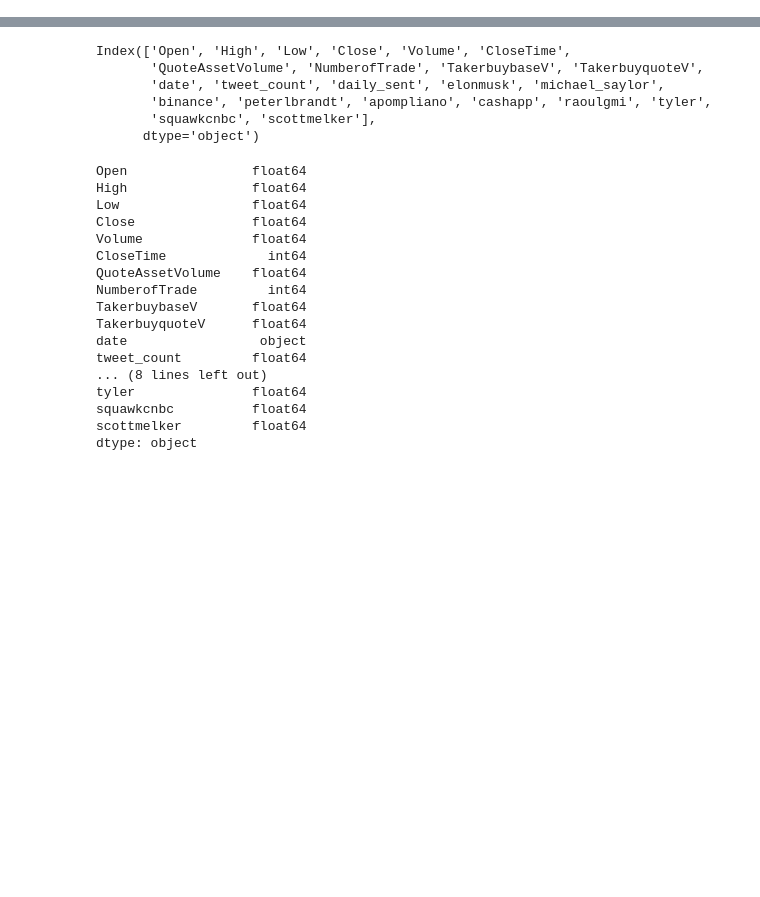
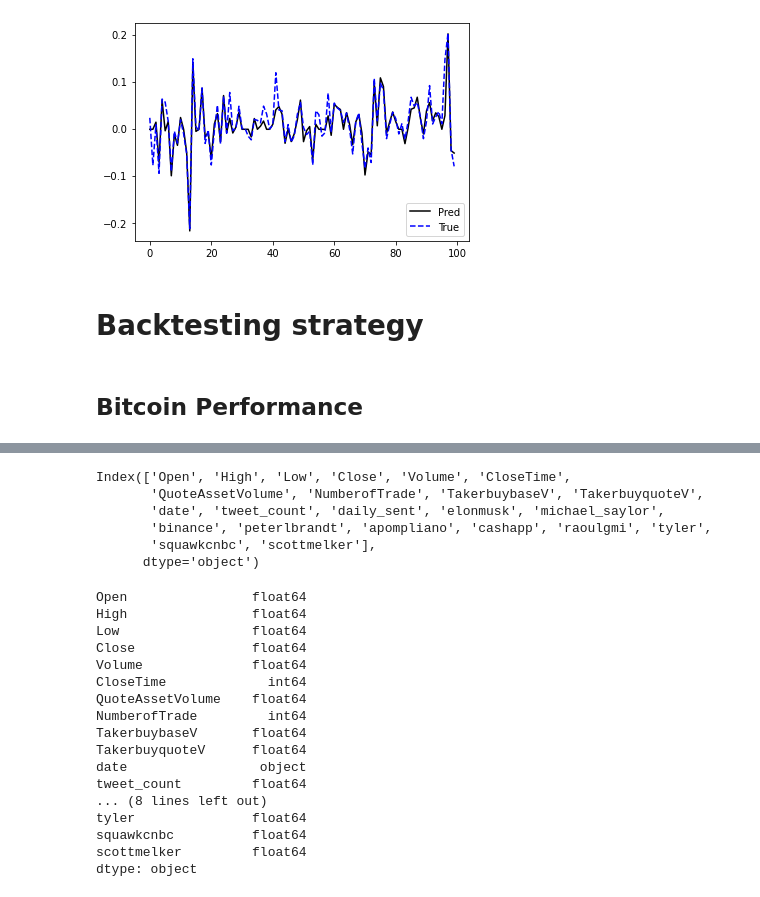
Before and after one commit to GuillaumePv/data-analysis-crypto, a Jupyter notebook: notebooks/test_model_gp.ipynb, the cells around one changed output, grey strips where cells are left out. Saved outputs shown, nothing was run; the diff lists cells and outputs as text; code cells hidden in the pictures; blank space fills up the shorter version.

```diff
--- a/notebooks/test_model_gp.ipynb
+++ b/notebooks/test_model_gp.ipynb
@@ -64,0 +73,15 @@ plt.show()
+# %%
+models[800]
+
+# overfitting => test du model
+pred = models[800].model(data.X_tr[:100])
+plt.plot(pred.numpy().flatten(),color='k',label='Pred')
+plt.plot(data.y_tr[:100].flatten(),color='blue',linestyle='--',label='True')
+plt.legend()
+plt.show()
+# %% [output]
+[figure, added]
+# %% [markdown]
+# Backtesting strategy
+# %% [markdown]
+## Bitcoin Performance
```
Also changed, not shown: parts of 7 cells of this notebook, 3 other files.
